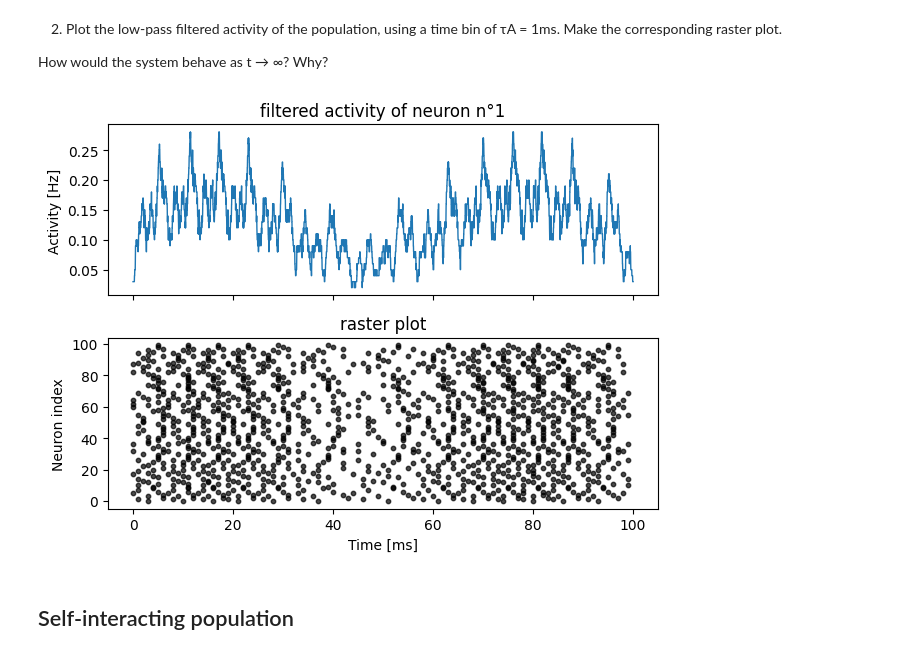
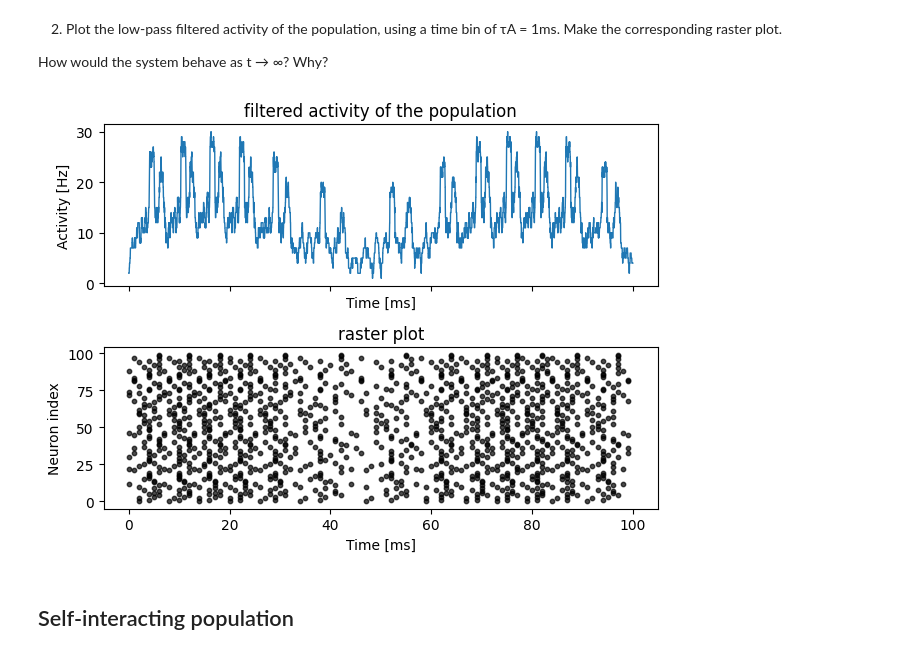
Before and after one commit to louisleger/neurodyn-MP2, a Jupyter notebook: MP2_take2.ipynb, the cells around one changed output. Saved outputs shown, nothing was run; the diff lists cells and outputs as text; code cells hidden in the pictures.

```diff
--- a/MP2_take2.ipynb
+++ b/MP2_take2.ipynb
@@ -80,35 +78,35 @@ How would the system behave as t → ∞? Why?
 # %%
 #for the low filtered activity
 activity = [(1/dt) * sum(firing_times[:, k])/N for k in range(int(Tf/dt))] #list containing the average activity at each time step k
-ta = 100 #size of the bins for convolution (Tf = 100 ms and tau_a = 1ms => ta = 100 bins) (correct ?)
+ta = int(1/dt) #size of the bins for convolution (Tf = 100 ms and tau_a = 1ms => ta = 100 bins) (correct ?)
 
-filtered_activity = np.convolve(activity, np.ones(ta), mode='same')/ta
+filtered_activity = np.convolve(activity, np.ones(ta), mode='same')
 
 #for the raster plot
 raster_ta = []
 x_coords = []
 for idx in range(100):
     neuron_idxs_firing = sum(raster[idx*ta: idx*ta + ta], []) # concatenates into one list the sublist from (idx*ta) to (idx*ta+ta)
     raster_ta.append(neuron_idxs_firing) # list of 100 sublists.
     for n in neuron_idxs_firing:
         x_coords.append(idx)
 
 #plot
 fig, ax = plt.subplots(2,1, sharex=True)
 ax[0].plot(t_space, filtered_activity, linewidth = 1)
-ax[0].set_title("filtered activity of neuron n°1")
+ax[0].set_title("filtered activity of the population")
 ax[0].set_ylabel("Activity [Hz]")
 ax[0].set_xlabel("Time [ms]")
 
 ax[1].scatter(x_coords, [item for sublist in raster_ta for item in sublist], c = "k", alpha = 0.7, s = 10)
 ax[1].set_title("raster plot")
 ax[1].set_ylabel("Neuron index")
 ax[1].set_xlabel("Time [ms]")
 
 fig.tight_layout()
-plt.savefig('Figures/ex0_2.png')
+fig.savefig('Figures/ex0_2.png')
 # %% [output]
-[figure, old version]
+[figure, new version]
 # %% [markdown]
 ## Self-interacting population
 # %%
```
Also changed, not shown: parts of 8 cells of this notebook, 4 other files.
